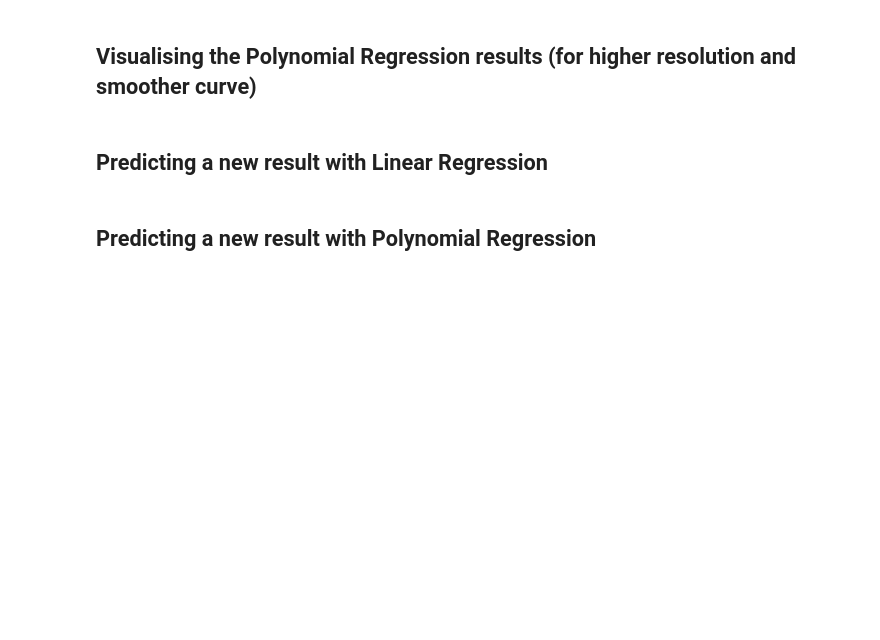
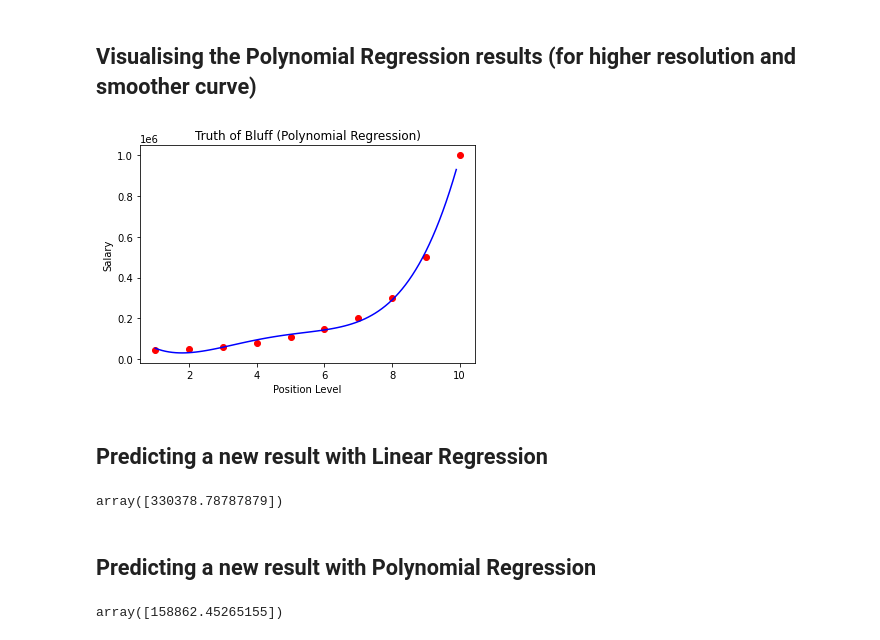
Before and after one commit to abhinav-m/data-science-bootcamp, a Jupyter notebook: Udemy-Machine-Learning-A-Z/Part-2-Regression/Part-2-3-Polynomial-regression/polynomial_regression.ipynb, the cells around one changed output. Drawn from its saved outputs; the diff is of its cells as text; code cells hidden in the pictures; blank space fills up the shorter version.

Commit message:
Predicting one value using polynomail/ linear regression

```diff
--- a/Udemy-Machine-Learning-A-Z/Part-2-Regression/Part-2-3-Polynomial-regression/polynomial_regression.ipynb
+++ b/Udemy-Machine-Learning-A-Z/Part-2-Regression/Part-2-3-Polynomial-regression/polynomial_regression.ipynb
@@ -61,15 +61,29 @@ plt.show()
 # %% [markdown]
 ## Visualising the Polynomial Regression results (for higher resolution and smoother curve)
 # %%
-X_grid = np.arrange(min(X),max(X),0.1)
+# Changing data in steps of 0.1 with range as min and max of X.
+X_grid = np.arange(min(X),max(X),0.1)
 X_grid = X_grid.reshape((len(X_grid),1))
-plt.scatter(X_grid,y, color='red')
-plt.plot(X_grid,lin_reg_2.predict(X_poly),color='blue')
+plt.scatter(X,y, color='red')
+plt.plot(X_grid,lin_reg_2.predict(poly_reg.fit_transform(X_grid)),color='blue')
 plt.title('Truth of Bluff (Polynomial Regression)')
 plt.xlabel('Position Level')
 plt.ylabel('Salary')
 plt.show()
+# %% [output]
+[figure, added]
 # %% [markdown]
 ## Predicting a new result with Linear Regression
+# %%
+## Expects 2D array
+## Predicted salary is wrong with linear regression model (way over)
+lin_reg.predict([[6.5]])
+# %% [output]
+array([330378.78787879])
 # %% [markdown]
 ## Predicting a new result with Polynomial Regression
+# %%
+## Transforming the degree because it is expected by lin_reg_2 predict method.
+lin_reg_2.predict(poly_reg.fit_transform([[6.5]]))
+# %% [output]
+array([158862.45265155])
```
